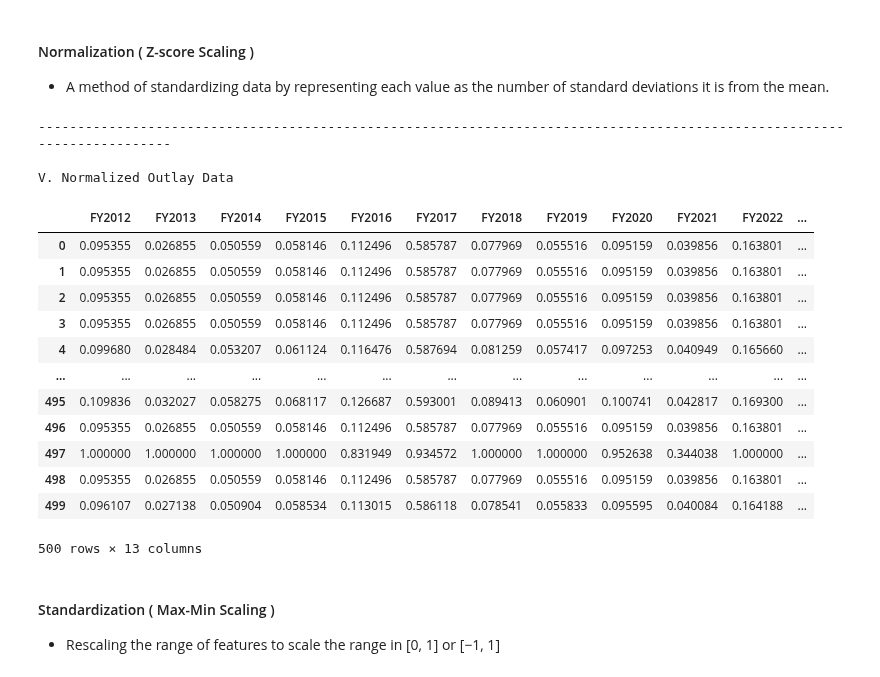
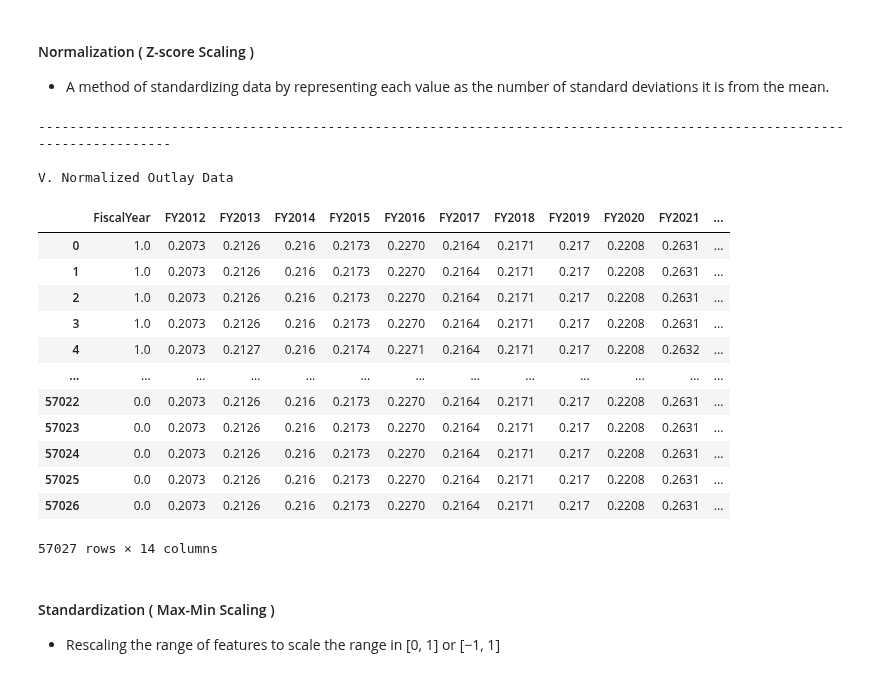
Before and after one commit to is-leeroy-jenkins/BudgetPy, a Jupyter notebook: ipynb/OutlayProjector.ipynb, the cells around one changed output. Saved outputs shown, nothing was run; the diff lists cells and outputs as text; code cells hidden in the pictures.

```diff
--- a/ipynb/OutlayProjector.ipynb
+++ b/ipynb/OutlayProjector.ipynb
@@ -150,25 +266,25 @@ ___
 - Summarizes numerical and categorical data in a concise and informative manner.
 - Uses metrics such as measures of center, variability, shape, and location, to describe key features of the data.
 # %%
-numeric_cols = ['FiscalYear',] + [ col for col in df_dataset.columns if col.startswith( "FY" ) ]
-df_desc_stats = df_dataset[numeric_cols ].fillna(0 )
+numeric_cols = ['FiscalYear',] + [ col for col in df_subset.columns if col.startswith( "FY" ) ]
+df_numeric = df_subset[numeric_cols ].fillna( 0 )
 descriptive_stats = {
-    "Mean": df_desc_stats.mean( ).round(2 ),
-    "Median": df_desc_stats.median( ).round(2 ),
-    "Mode": df_desc_stats.mode( ).iloc[0 ].round(2 ),
-    "Standard Deviation": df_desc_stats.std( ).round(2 ),
-    "Variance": df_desc_stats.var( ).round(2 ),
-    "Q1 (25%)": df_desc_stats.quantile(0.25 ).round(2 ),
-    "Q3 (75%)": df_desc_stats.quantile(0.75 ).round(2 ),
-    "IQR": (df_desc_stats.quantile(0.75 ) - df_desc_stats.quantile(0.25 )).round(2 ),
+    "Mean": df_numeric.mean( ).round(2 ),
+    "Median": df_numeric.median( ).round(2 ),
+    "Mode": df_numeric.mode( ).iloc[0 ].round(2 ),
+    "Standard Deviation": df_numeric.std( ).round(2 ),
+    "Variance": df_numeric.var( ).round(2 ),
+    "Q1 (25%)": df_numeric.quantile(0.25 ).round(2 ),
+    "Q3 (75%)": df_numeric.quantile(0.75 ).round(2 ),
+    "IQR": (df_numeric.quantile(0.75 ) - df_numeric.quantile(0.25 )),
 }
 
 print( hdr )
-print('I. Descriptive Statistics Data Table')
+print('I. Descriptive Data')
 print( nwln )
 
-df_desc_stats = pd.DataFrame(descriptive_stats)
-df_desc_stats
+df_descriptive = pd.DataFrame(descriptive_stats)
+df_descriptive
 # %% [output]
 ------------------------------------------------------------------------------------------------------------------------
 
@@ -284,17 +405,3 @@ NameError: name 'stats' is not defined
 # %% [markdown]
 ## IV. Feature Engineering
 ___
-# %%
-# 1. Load necessary columns and optimize processing
-df_dataset = pd.read_excel(file_path_outlays, sheet_name='Data',
-	usecols=['FiscalYear', 'AgencyName'] + [f"FY{i}" for i in range(2012, 2025)], nrows=500)
-
-# 2. Selecting numerical columns
-numeric_cols = [ col for col in df_dataset.columns if col.startswith( "FY" ) ]
-df_numeric = df_dataset[numeric_cols ].fillna(0 )
-
-print( hdr )
-print( 'IV. Oringinal Outlay Data')
-print( nwln )
-
-df_numeric
@@ -321,30 +436,29 @@ IV. Oringinal Outlay Data
 # %%
 scaler = MinMaxScaler()
 df_normalized = pd.DataFrame(scaler.fit_transform(df_numeric ), columns=df_numeric.columns )
-df_normalized.round(2)
 
 print( hdr )
 print( 'V. Normalized Outlay Data')
 print( nwln )
 
-df_normalized
+df_normalized.round(4)
 # %% [output]
 ------------------------------------------------------------------------------------------------------------------------
 
 V. Normalized Outlay Data
-|  | FY2012 | FY2013 | FY2014 | FY2015 | FY2016 | FY2017 | FY2018 | FY2019 | FY2020 | FY2021 | FY2022 | ... |
-| 0 | 0.095355 | 0.026855 | 0.050559 | 0.058146 | 0.112496 | 0.585787 | 0.077969 | 0.055516 | 0.095159 | 0.039856 | 0.163801 | ... |
-| 1 | 0.095355 | 0.026855 | 0.050559 | 0.058146 | 0.112496 | 0.585787 | 0.077969 | 0.055516 | 0.095159 | 0.039856 | 0.163801 | ... |
-| 2 | 0.095355 | 0.026855 | 0.050559 | 0.058146 | 0.112496 | 0.585787 | 0.077969 | 0.055516 | 0.095159 | 0.039856 | 0.163801 | ... |
-| 3 | 0.095355 | 0.026855 | 0.050559 | 0.058146 | 0.112496 | 0.585787 | 0.077969 | 0.055516 | 0.095159 | 0.039856 | 0.163801 | ... |
-| 4 | 0.099680 | 0.028484 | 0.053207 | 0.061124 | 0.116476 | 0.587694 | 0.081259 | 0.057417 | 0.097253 | 0.040949 | 0.165660 | ... |
+|  | FiscalYear | FY2012 | FY2013 | FY2014 | FY2015 | FY2016 | FY2017 | FY2018 | FY2019 | FY2020 | FY2021 | ... |
+| 0 | 1.0 | 0.2073 | 0.2126 | 0.216 | 0.2173 | 0.2270 | 0.2164 | 0.2171 | 0.217 | 0.2208 | 0.2631 | ... |
+| 1 | 1.0 | 0.2073 | 0.2126 | 0.216 | 0.2173 | 0.2270 | 0.2164 | 0.2171 | 0.217 | 0.2208 | 0.2631 | ... |
+| 2 | 1.0 | 0.2073 | 0.2126 | 0.216 | 0.2173 | 0.2270 | 0.2164 | 0.2171 | 0.217 | 0.2208 | 0.2631 | ... |
+| 3 | 1.0 | 0.2073 | 0.2126 | 0.216 | 0.2173 | 0.2270 | 0.2164 | 0.2171 | 0.217 | 0.2208 | 0.2631 | ... |
+| 4 | 1.0 | 0.2073 | 0.2127 | 0.216 | 0.2174 | 0.2271 | 0.2164 | 0.2171 | 0.217 | 0.2208 | 0.2632 | ... |
 | ... | ... | ... | ... | ... | ... | ... | ... | ... | ... | ... | ... | ... |
-| 495 | 0.109836 | 0.032027 | 0.058275 | 0.068117 | 0.126687 | 0.593001 | 0.089413 | 0.060901 | 0.100741 | 0.042817 | 0.169300 | ... |
-| 496 | 0.095355 | 0.026855 | 0.050559 | 0.058146 | 0.112496 | 0.585787 | 0.077969 | 0.055516 | 0.095159 | 0.039856 | 0.163801 | ... |
-| 497 | 1.000000 | 1.000000 | 1.000000 | 1.000000 | 0.831949 | 0.934572 | 1.000000 | 1.000000 | 0.952638 | 0.344038 | 1.000000 | ... |
-| 498 | 0.095355 | 0.026855 | 0.050559 | 0.058146 | 0.112496 | 0.585787 | 0.077969 | 0.055516 | 0.095159 | 0.039856 | 0.163801 | ... |
-| 499 | 0.096107 | 0.027138 | 0.050904 | 0.058534 | 0.113015 | 0.586118 | 0.078541 | 0.055833 | 0.095595 | 0.040084 | 0.164188 | ... |
+| 57022 | 0.0 | 0.2073 | 0.2126 | 0.216 | 0.2173 | 0.2270 | 0.2164 | 0.2171 | 0.217 | 0.2208 | 0.2631 | ... |
+| 57023 | 0.0 | 0.2073 | 0.2126 | 0.216 | 0.2173 | 0.2270 | 0.2164 | 0.2171 | 0.217 | 0.2208 | 0.2631 | ... |
+| 57024 | 0.0 | 0.2073 | 0.2126 | 0.216 | 0.2173 | 0.2270 | 0.2164 | 0.2171 | 0.217 | 0.2208 | 0.2631 | ... |
+| 57025 | 0.0 | 0.2073 | 0.2126 | 0.216 | 0.2173 | 0.2270 | 0.2164 | 0.2171 | 0.217 | 0.2208 | 0.2631 | ... |
+| 57026 | 0.0 | 0.2073 | 0.2126 | 0.216 | 0.2173 | 0.2270 | 0.2164 | 0.2171 | 0.217 | 0.2208 | 0.2631 | ... |
-500 rows × 13 columns
+57027 rows × 14 columns
 # %% [markdown]
 #### Standardization ( Max-Min Scaling )
 - Rescaling the range of features to scale the range in [0, 1] or [−1, 1]
```
Also changed, not shown: parts of 71 cells of this notebook, 3 other files.
